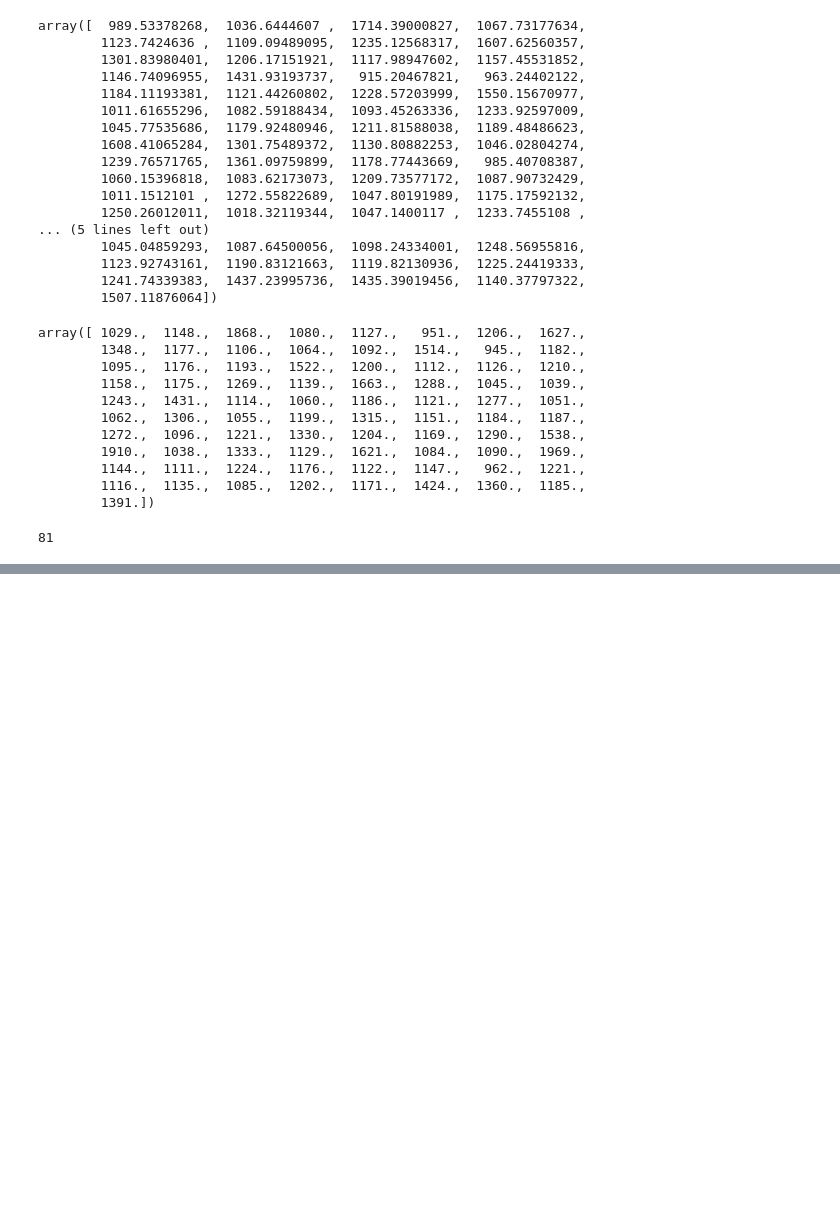
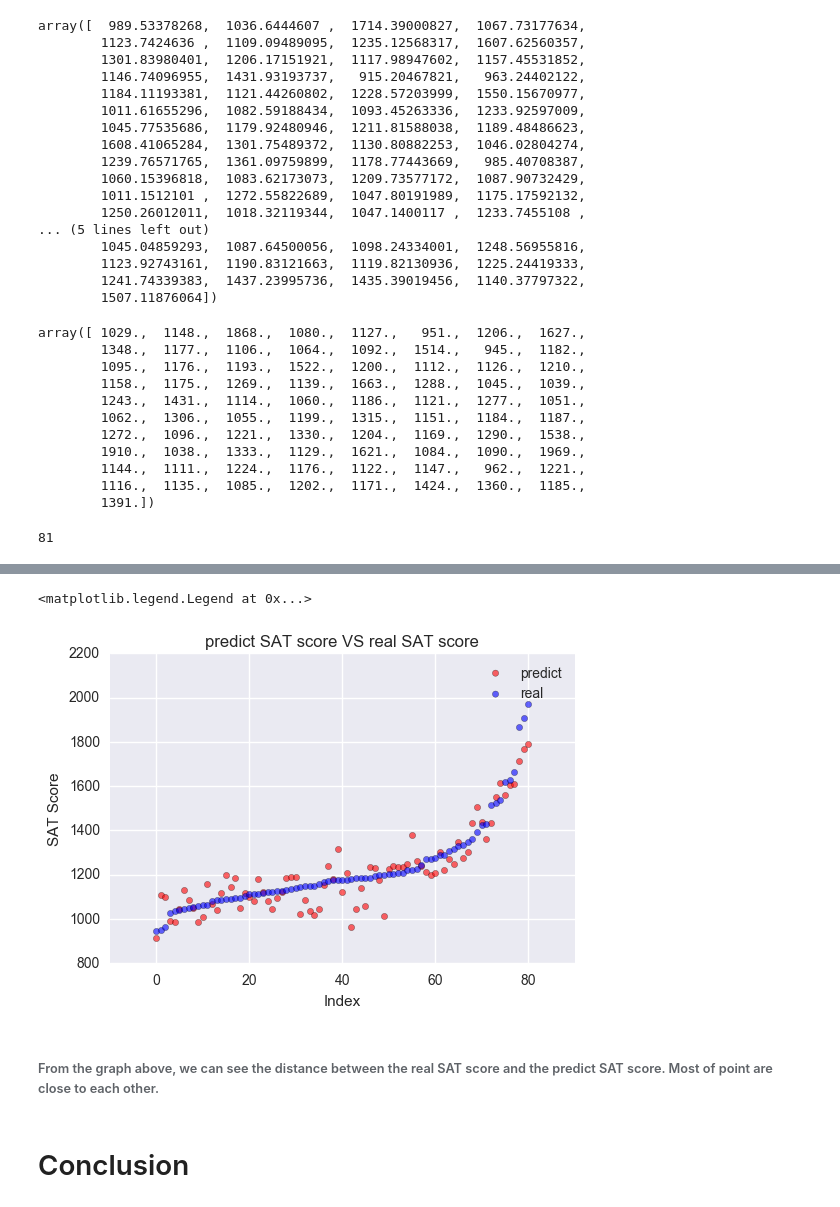
Before and after one commit to ckyko/CSC59970Project, a Jupyter notebook: NYC_high_school_Q1.ipynb, the cells around one changed output, grey strips where cells are left out. Cells and saved outputs as stored; diff of their text form; code cells hidden in the pictures; blank space fills up the shorter version.

```diff
--- a/NYC_high_school_Q1.ipynb
+++ b/NYC_high_school_Q1.ipynb
@@ -320,0 +441,5 @@ ax.legend()
+# %%
+d = {'real' : pd.Series(y_test.values, index=predict_x),
+     'predict' : pd.Series(predict_sat, index=predict_x)}
+# %%
+df = pd.DataFrame(d)
@@ -320,0 +455,2 @@ ax.legend()
+# %%
+df_sorted = df.sort_values(['real'])
@@ -320,0 +466,16 @@ ax.legend()
+# %%
+fig = plt.figure()
+ax = fig.add_subplot(111)
+ax.scatter(predict_x,df_sorted['predict'],c='r',label='predict', alpha=0.6)
+ax.scatter(predict_x,df_sorted['real'],c='b',label='real', alpha=0.6)
+ax.set_ylabel("SAT Score")
+ax.set_xlabel("Index")
+ax.set_title("predict SAT score VS real SAT score")
+ax.legend()
+# %% [output]
+<matplotlib.legend.Legend at 0x...>
+[figure, added]
+# %% [markdown]
+###### From the graph above, we can see the distance between the real SAT score and the predict SAT score. Most of point are close to each other.
+# %% [markdown]
+# Conclusion
```
Also changed, not shown: parts of 38 cells of this notebook.
